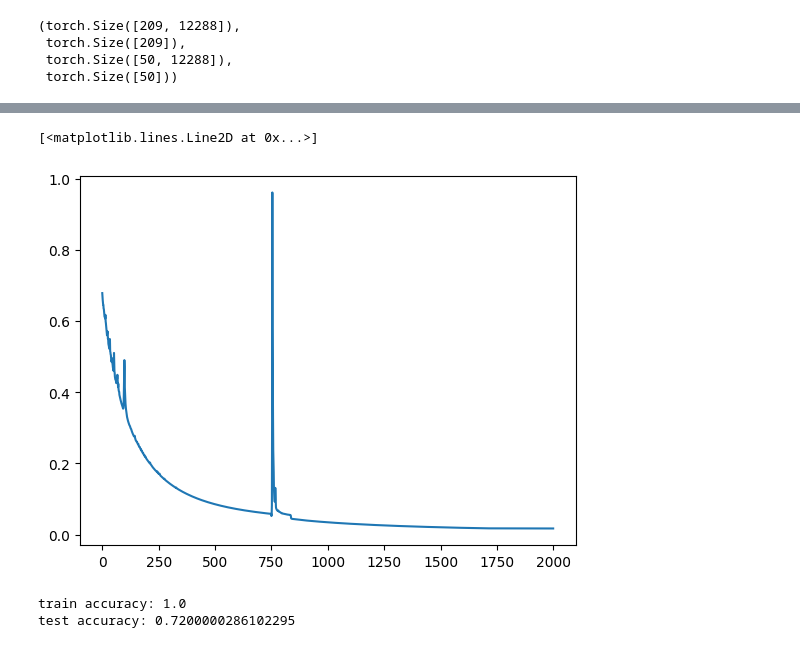
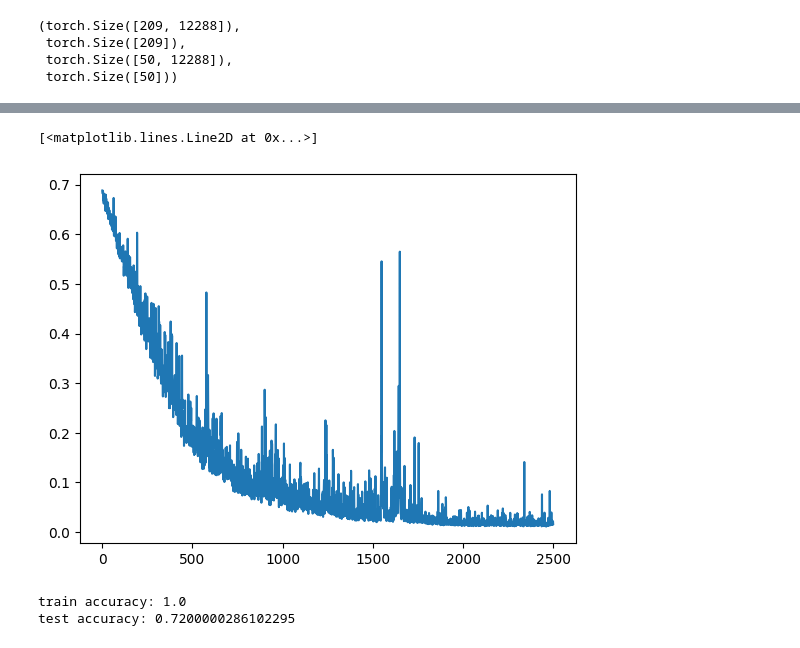
Before and after one commit to Vibhu-Agarwal/coursera-deep-learning-specialization, a Jupyter notebook: C1 - Neural Networks and Deep Learning/Week 4/Assignment 2 Image Classification/Classification.ipynb, the cells around one changed output, grey strips where cells are left out. Drawn from its saved outputs; the diff is of its cells as text; code cells hidden in the pictures.

```diff
--- a/C1 - Neural Networks and Deep Learning/Week 4/Assignment 2 Image Classification/Classification.ipynb
+++ b/C1 - Neural Networks and Deep Learning/Week 4/Assignment 2 Image Classification/Classification.ipynb
@@ -220,3 +251,8 @@ def L_layer_model(layers_dims):
 # for p in model.parameters():
 #     p.data += -learning_rate * p.grad
 # model.parameters()
+# %%
+layers_dims = [5, 8]
+
+model, nparameters = L_layer_model(layers_dims)
+print(f"{nparameters=}")
@@ -223,10 +272,12 @@ def L_layer_model(layers_dims):
 # %%
-layers_dims = [6, 5, 4]
+def learning_rate(iteration:int, total_iterations:int, lr=0.01, decay_after=0.8, decay_amount=0.1):
+    return (lr * decay_amount) if iteration > (decay_after * total_iterations) else lr
 
-model, nparameters = L_layer_model(layers_dims)
-print(f"{nparameters=}")
+def prepare_batch(X, Y, batch_size):
+    idx = torch.randperm(X.shape[0])[:batch_size]
+    return X[idx], Y[idx]
 
-def train(model, X, Y, learning_rate = 0.05, num_iterations = 2000):
+def train(model, X, Y, lr = 0.01, batch_size=24, num_iterations = 2500):
 
     for layer in model.layers:
         layer.training = True
@@ -234,10 +285,12 @@ def train(model, X, Y, learning_rate = 0.05, num_iterations = 2000):
     losses = []
     loss = torch.nn.BCELoss()
 
+    decay_after = 0.8 # decay after decay_after% iterations are done
+
     for i in range(0, num_iterations):
 
         # Batch data preparation
-        batch_x, batch_y = X, Y
+        batch_x, batch_y = prepare_batch(X, Y, batch_size)
 
         # Forward propagation:
         batch_y_pred = model(batch_x)
@@ -250,7 +303,7 @@ def train(model, X, Y, learning_rate = 0.05, num_iterations = 2000):
 
         # update: simple SGD
         for p in model.parameters():
-            p.data += -(learning_rate * (1 - (i > (0.85*num_iterations)) * 0.9)) * p.grad
+            p.data += -learning_rate(i, num_iterations, lr, decay_after) * p.grad
 
         if (i % 100 == 0) or (i == num_iterations - 1):
             print(f"Iteration {i+1} | Loss: {lossi.item()}")
@@ -260,4 +313,5 @@ def train(model, X, Y, learning_rate = 0.05, num_iterations = 2000):
     return losses
 
 losses = train(model, train_x_orig, train_y)
+plt.plot(torch.tensor(losses))
 # %% [output]
@@ -281,5 +335,2 @@ Iteration 2000 | Loss: 0.01725364848971367
+[<matplotlib.lines.Line2D at 0x...>]
+[figure, added]
-# %%
-plt.plot(torch.tensor(losses))
-# %% [output]
-[<matplotlib.lines.Line2D at 0x...>]
-[figure, removed]
```
Also changed, not shown: parts of 9 cells of this notebook.
